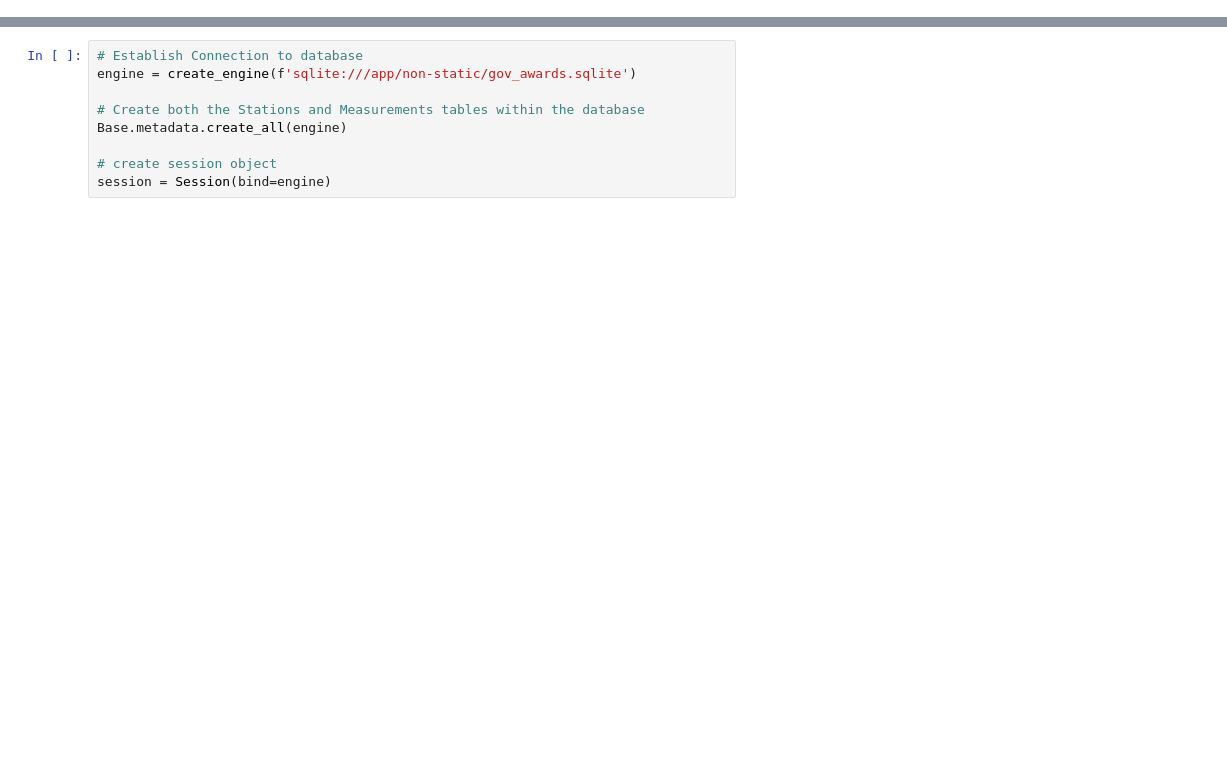
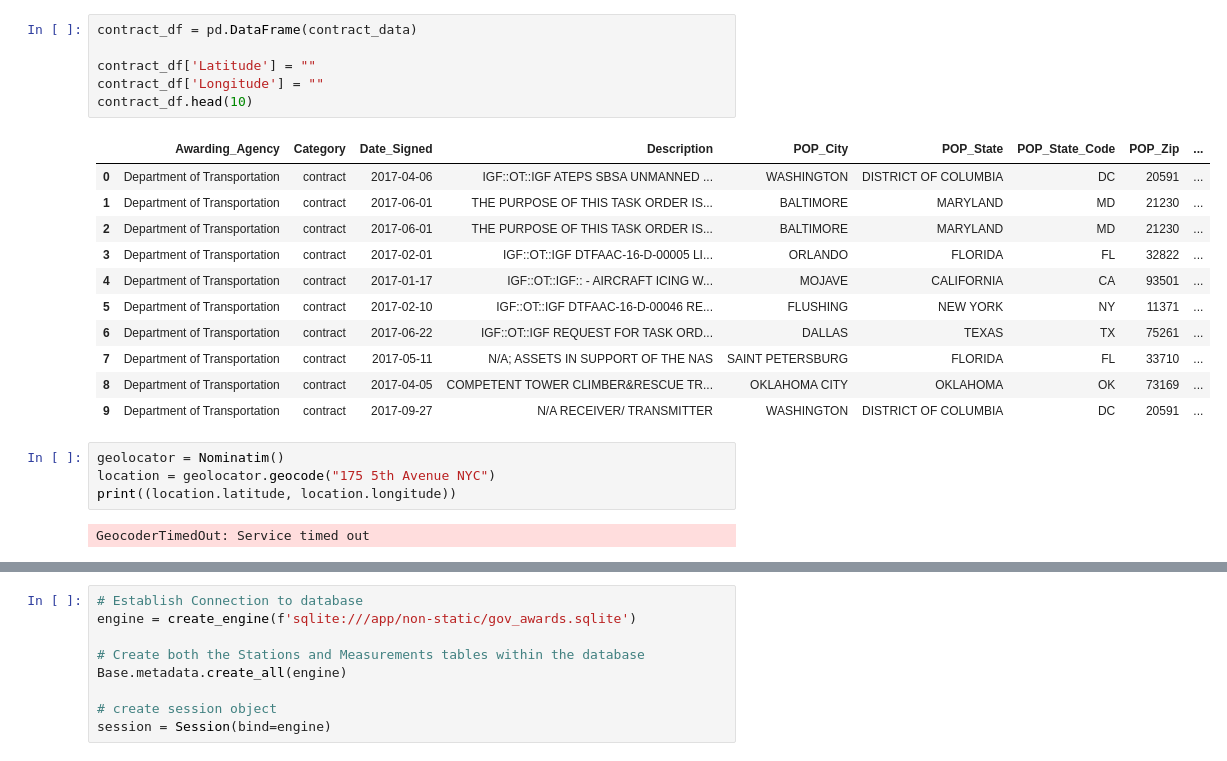
Before and after one commit to stsoiasue/US_Spending_by_Department, a Jupyter notebook: Spending_API_Exploration.ipynb, the cells around one changed output, grey strips where cells are left out. Cells and saved outputs as stored; diff of their text form; blank space fills up the shorter version.

```diff
--- a/Spending_API_Exploration.ipynb
+++ b/Spending_API_Exploration.ipynb
@@ -75,0 +167,24 @@ class Awards(Base):
+# %%
+contract_df = pd.DataFrame(contract_data)
+
+contract_df['Latitude'] = ""
+contract_df['Longitude'] = ""
+contract_df.head(10)
+# %% [output]
+|  | Awarding_Agency | Category | Date_Signed | Description | POP_City | POP_State | POP_State_Code | POP_Zip | ... |
+| 0 | Department of Transportation | contract | 2017-04-06 | IGF::OT::IGF ATEPS SBSA UNMANNED ... | WASHINGTON | DISTRICT OF COLUMBIA | DC | 20591 | ... |
+| 1 | Department of Transportation | contract | 2017-06-01 | THE PURPOSE OF THIS TASK ORDER IS... | BALTIMORE | MARYLAND | MD | 21230 | ... |
+| 2 | Department of Transportation | contract | 2017-06-01 | THE PURPOSE OF THIS TASK ORDER IS... | BALTIMORE | MARYLAND | MD | 21230 | ... |
+| 3 | Department of Transportation | contract | 2017-02-01 | IGF::OT::IGF DTFAAC-16-D-00005 LI... | ORLANDO | FLORIDA | FL | 32822 | ... |
+| 4 | Department of Transportation | contract | 2017-01-17 | IGF::OT::IGF:: - AIRCRAFT ICING W... | MOJAVE | CALIFORNIA | CA | 93501 | ... |
+| 5 | Department of Transportation | contract | 2017-02-10 | IGF::OT::IGF DTFAAC-16-D-00046 RE... | FLUSHING | NEW YORK | NY | 11371 | ... |
+| 6 | Department of Transportation | contract | 2017-06-22 | IGF::OT::IGF REQUEST FOR TASK ORD... | DALLAS | TEXAS | TX | 75261 | ... |
+| 7 | Department of Transportation | contract | 2017-05-11 | N/A; ASSETS IN SUPPORT OF THE NAS | SAINT PETERSBURG | FLORIDA | FL | 33710 | ... |
+| 8 | Department of Transportation | contract | 2017-04-05 | COMPETENT TOWER CLIMBER&RESCUE TR... | OKLAHOMA CITY | OKLAHOMA | OK | 73169 | ... |
+| 9 | Department of Transportation | contract | 2017-09-27 | N/A RECEIVER/ TRANSMITTER | WASHINGTON | DISTRICT OF COLUMBIA | DC | 20591 | ... |
+# %%
+geolocator = Nominatim()
+location = geolocator.geocode("175 5th Avenue NYC")
+print((location.latitude, location.longitude))
+# %% [output]
+GeocoderTimedOut: Service timed out
```
Also changed, not shown: parts of 11 cells of this notebook, 5 other files.
